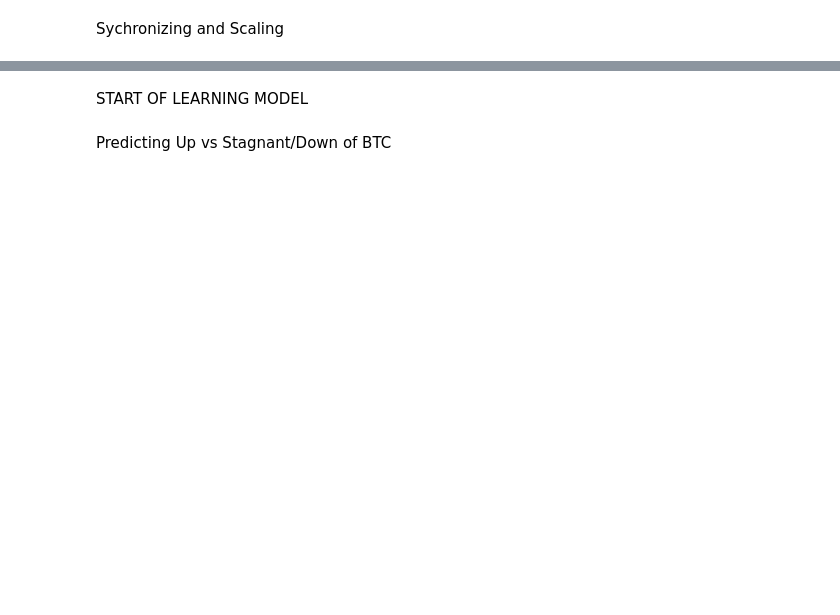
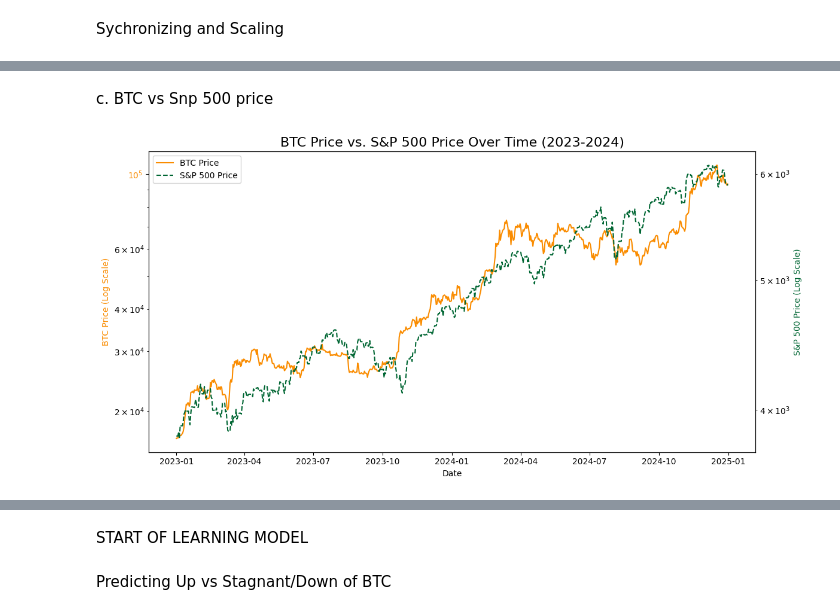
Before and after one commit to Kebinging/DSC101, a Jupyter notebook: BTCnETH Data Collection.ipynb, the cells around one changed output, grey strips where cells are left out. Saved outputs shown, nothing was run; the diff lists cells and outputs as text; code cells hidden in the pictures; blank space fills up the shorter version.

```diff
--- a/BTCnETH Data Collection.ipynb
+++ b/BTCnETH Data Collection.ipynb
@@ -245,0 +438,35 @@ df_eth_lag.info()
+# %% [markdown]
+c. BTC vs Snp 500 price
+# %%
+BTC_COLOR = (0.98, 0.55, 0.0)
+SPX_COLOR = (0.0, 0.4, 0.2)
+
+fig, ax1 = plt.subplots(figsize=(12, 6))
+
+# BTC Price as Y-axis
+color_price_btc = BTC_COLOR
+ax1.set_xlabel('Date')
+ax1.set_ylabel('BTC Price (Log Scale)', color=color_price_btc)
+ax1.plot(df_btc_eda.index, df_btc_eda['Close'], color=color_price_btc, label='BTC Price')
+ax1.tick_params(axis='y', labelcolor=color_price_btc)
+ax1.set_yscale('log') # Use log scale for BTC
+ax1.grid(False)
+
+# SPX Price as Secondary Y-axis
+ax2 = ax1.twinx()
+color_price_spx = SPX_COLOR
+ax2.set_ylabel('S&P 500 Price (Log Scale)', color=color_price_spx)
+ax2.plot(df_btc_eda.index, df_btc_eda['SPX_Price'], color=color_price_spx, label='S&P 500 Price', linestyle='--')
+ax2.tick_params(axis='y', labelcolor=color_price_spx)
+ax2.set_yscale('log') # Use log scale for SPX
+
+plt.title('BTC Price vs. S&P 500 Price Over Time (2023-2024)', fontsize=16)
+fig.tight_layout()
+
+lines1, labels1 = ax1.get_legend_handles_labels()
+lines2, labels2 = ax2.get_legend_handles_labels()
+ax1.legend(lines1 + lines2, labels1 + labels2, loc='upper left')
+
+plt.show()
+# %% [output]
+[figure, added]
```
Also changed, not shown: parts of 72 cells of this notebook.
